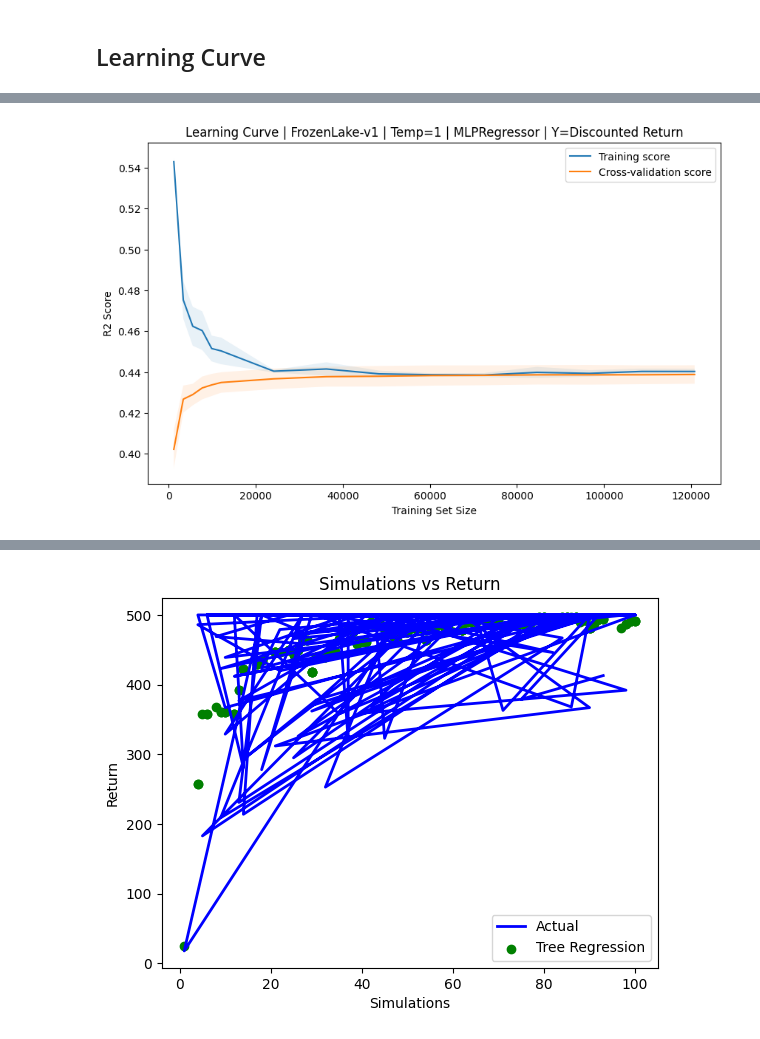
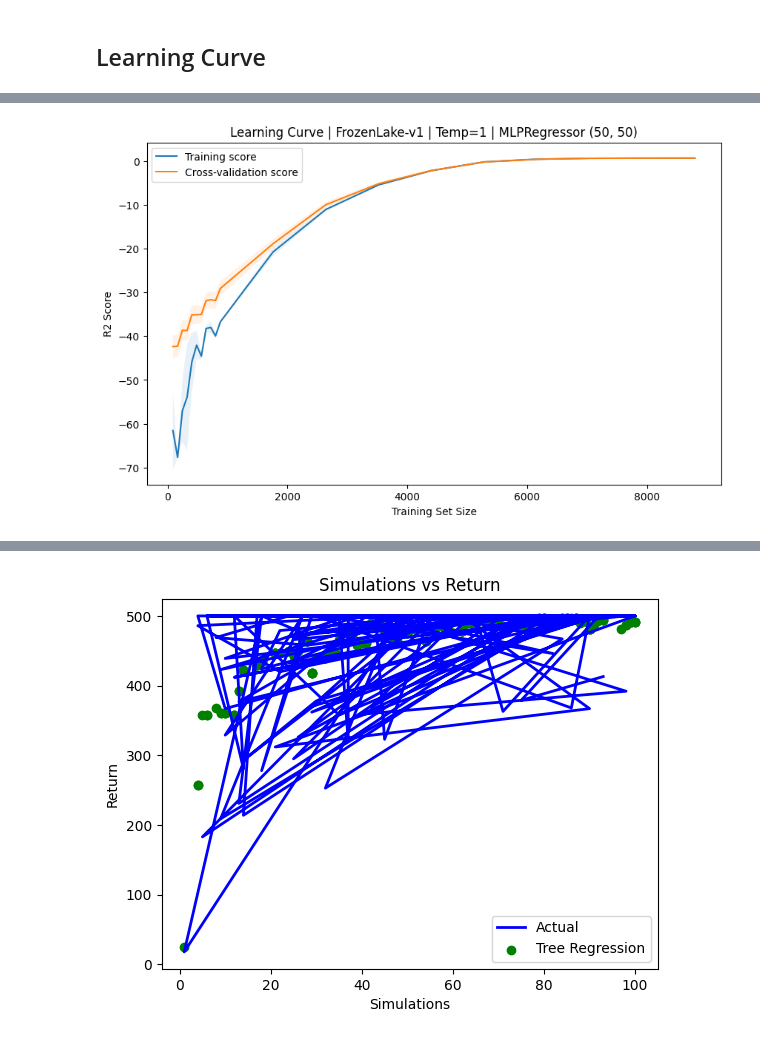
Before and after one commit to keremoner/MCTS-Time-Management, a Jupyter notebook: scripts/RunExperiments.ipynb, the cells around one changed output, grey strips where cells are left out. Cells and saved outputs as stored; diff of their text form; code cells hidden in the pictures.

```diff
--- a/scripts/RunExperiments.ipynb
+++ b/scripts/RunExperiments.ipynb
@@ -179,5 +177,5 @@ print(dataset)
 # %%
-directory = "../datasets/after_bug/FrozenLake-v1_m4-4_s1-100_t1/"
+directory = "../datasets/after_bug/s1-100-t1-FrozenLake-v1/"
 dataset_names = os.listdir(directory)
 dataset = pd.DataFrame()
 
@@ -196,7 +194,7 @@ error_returns = std_returns / (group_simulation["Return"].count() ** 0.5)
 #plt.errorbar(list(group_simulation.indices.keys()),  mean_returns, yerr=error_returns.array)
 
 fig, (ax1, ax2) = plt.subplots(1, 2)
-fig.suptitle('CartPole-v1 Size=5k')
+fig.suptitle('FrozenLake-v1 Size=11k')
 fig.set_size_inches(25, 10)
 
 ax1.set_title("Mean Return vs Simulations (std. error)")
@@ -209,7 +207,7 @@ ax2.yaxis.set_label_text("Mean Return")
 ax1.errorbar(list(group_simulation.indices.keys()),  mean_returns, yerr=error_returns.array, color="#2793e6", ecolor="#2793e6aa", elinewidth=1, label="Temp=%d" % dataset["Temperature"].iloc[0])
 ax2.errorbar(list(group_simulation.indices.keys()),  mean_returns, yerr=std_returns.array, color="#2793e6", ecolor="#2793e6aa", elinewidth=1, label="Temp=%d" % dataset["Temperature"].iloc[0])
 
-directory = "../datasets/100k_s1-100_t1_FrozenLake-v1/"
+directory = "../datasets/after_bug/s1-100-t1-FrozenLake-v1/"
 dataset_names = os.listdir(directory)
 dataset = pd.DataFrame()
 
@@ -264,7 +259,7 @@ ax2.errorbar(list(group_simulation.indices.keys()),  mean_returns, yerr=std_retu
 # %% [markdown]
 # Histogram for a specific simulation number
 # %%
-directory = "../datasets/after_bug/states_s1-100_t500_Cartpole-v1/"
+directory = "../datasets/after_bug/s1-100-t1-FrozenLake-v1/"
 dataset_names = os.listdir(directory)
 dataset = pd.DataFrame()
 
@@ -473,8 +469,8 @@ print(type(dataset['OneHotEncoded_Map'].iloc[0][0]))
 # %%
 import numpy as np
 #features = ['Simulations', 'Cart Position', 'Cart Velocity', 'Pole Angle', 'Pole Angular Velocity']
-#features = ['Simulations']
-features = ['Simulations', 'F_count']
+features = ['Simulations']
+#features = ['Simulations', 'F_count']
 
 if 'Encoded_Map' in features:
     features.remove('Encoded_Map')
@@ -668,7 +706,7 @@ See the caveats in the documentation: https://pandas.pydata.org/pandas-docs/stab
 from sklearn.model_selection import learning_curve
 import numpy as np
 
-train_sizes, train_scores, test_scores = learning_curve(models['GradientBoostingRegressor'], X, y, cv=5, train_sizes=np.append(np.linspace(0.01, 0.1, 5, endpoint=False), np.linspace(0.1, 1.0, 10)), scoring='r2', n_jobs=3, verbose=3)
+train_sizes, train_scores, test_scores = learning_curve(models['MLPRegressor'], X, y, cv=5, train_sizes=np.append(np.linspace(0.01, 0.1, 10, endpoint=False), np.linspace(0.1, 1.0, 10)), scoring='r2', verbose=3)
 
 # Calculate the mean and standard deviation of the training and test scores
 train_mean = np.mean(train_scores, axis=1)
@@ -714,23 +761,26 @@ sorted(sklearn.metrics.SCORERS.keys())
 # %%
 import matplotlib.pyplot as plt
 import matplotlib.ticker as ticker
+
+from sklearn.model_selection import learning_curve
+import numpy as np
 
 # Plot the learning curve
 plt.figure(figsize=(10, 6))
 plt.plot(train_sizes, train_mean, label='Training score')
 plt.plot(train_sizes, test_mean, label='Cross-validation score')
 
 # Add error bands showing the standard deviation
 plt.fill_between(train_sizes, train_mean - train_std, train_mean + train_std, alpha=0.1)
 plt.fill_between(train_sizes, test_mean - test_std, test_mean + test_std, alpha=0.1)
 
 
 # Add labels and title
 plt.xlabel('Training Set Size')
 plt.ylabel('R2 Score')
-plt.title('Learning Curve | FrozenLake-v1 | Temp=1 | MLPRegressor | Y=Discounted Return')
+plt.title('Learning Curve | FrozenLake-v1 | Temp=1 | MLPRegressor (50, 50)')
 plt.legend(loc='best')
 plt.show()
 # %% [output]
-[figure, old version]
+[figure, new version]
 # %%
```
Also changed, not shown: parts of 18 cells of this notebook, 19 other files.
